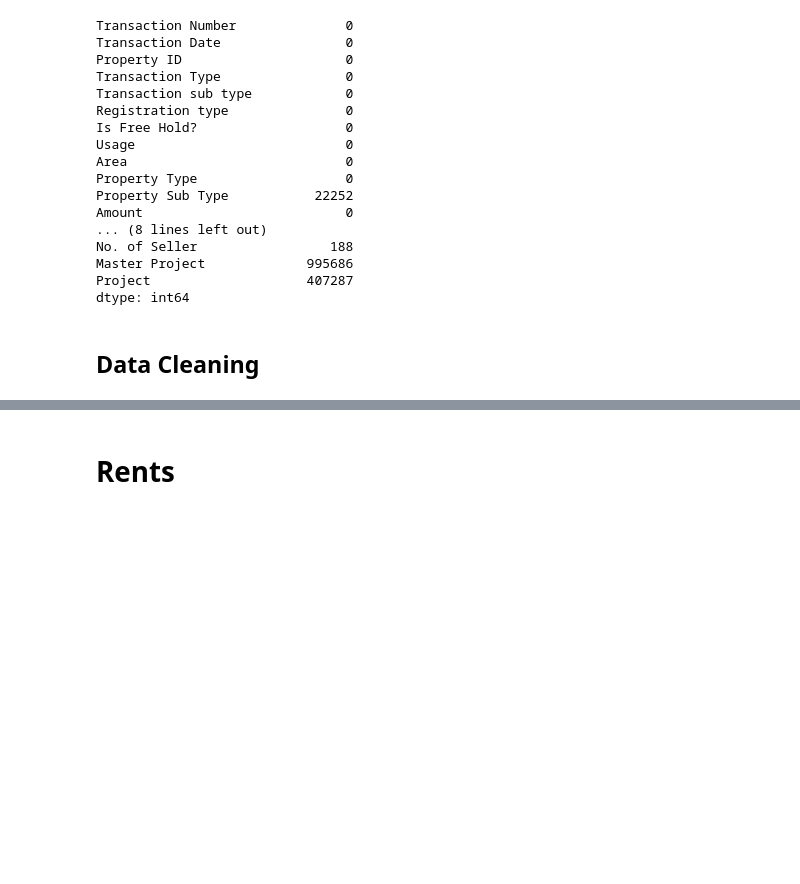
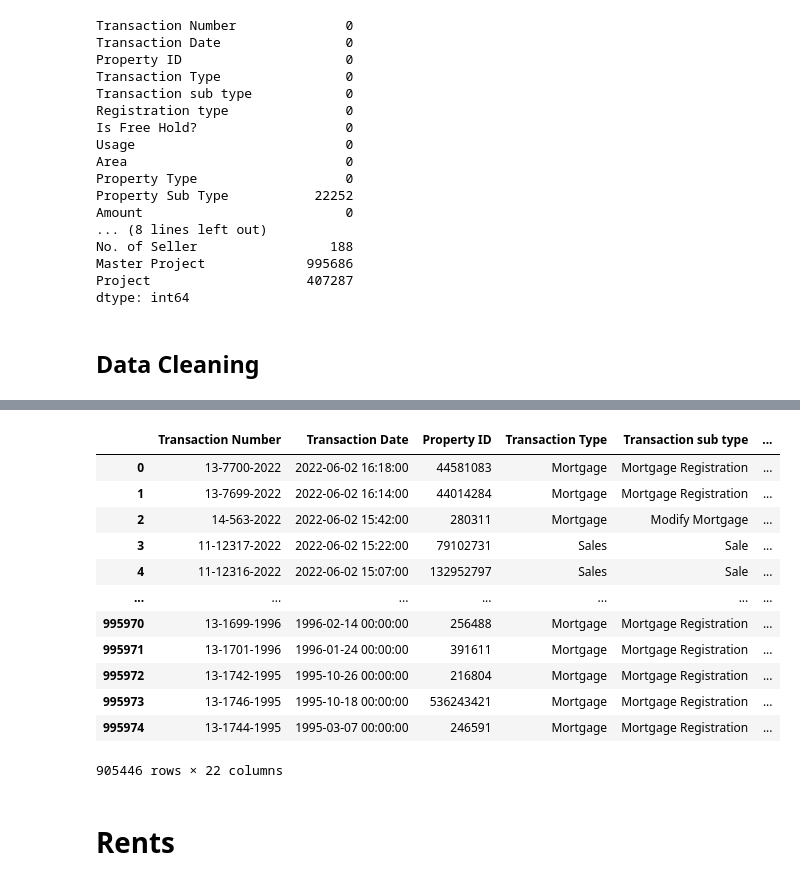
Before and after one commit to codyy6/Ocean-Dubai-House-Rental-and-Sales-Prediction, a Jupyter notebook: Data Cleaning/Rents & Transactions.ipynb, the cells around one changed output, grey strips where cells are left out. Cells and saved outputs as stored; diff of their text form; code cells hidden in the pictures; blank space fills up the shorter version.

Commit message:
feat: removed outlier and built ai model

```diff
--- a/Data Cleaning/Rents & Transactions.ipynb
+++ b/Data Cleaning/Rents & Transactions.ipynb
@@ -121,3 +119,16 @@ transactions_df.dropna(subset=['Property Size (sq.m)'], inplace=True)
 # %%
 # Convert 'Transaction Date' to datetime
 transactions_df['Transaction Date'] = pd.to_datetime(transactions_df['Transaction Date'], dayfirst=True)
+# %%
+Q1 = transactions_df['Amount'].quantile(0.25)  # First quartile (25th percentile)
+Q3 = transactions_df['Amount'].quantile(0.75)  # Third quartile (75th percentile)
+IQR = Q3 - Q1  # Interquartile range
+
+# Define the lower and upper bounds for outliers
+lower_bound = Q1 - 1.5 * IQR
+upper_bound = Q3 + 1.5 * IQR
+
+# Identify outliers
+outliers = transactions_df[(transactions_df['Amount'] < lower_bound) | (transactions_df['Amount'] > upper_bound)]
+print("Outliers:")
+print(outliers)
@@ -123,0 +153,3 @@ transactions_df['Transaction Date'] = pd.to_datetime(transactions_df['Transactio
+# %%
+# Remove rows with outliers
+transactions_df = transactions_df[(transactions_df['Amount'] >= lower_bound) & (transactions_df['Amount'] <= upper_bound)]
@@ -124,3 +158,19 @@ transactions_df['Transaction Date'] = pd.to_datetime(transactions_df['Transactio
+# %%
+transactions_df
+# %% [output]
+|  | Transaction Number | Transaction Date | Property ID | Transaction Type | Transaction sub type | ... |
+| 0 | 13-7700-2022 | 2022-06-02 16:18:00 | 44581083 | Mortgage | Mortgage Registration | ... |
+| 1 | 13-7699-2022 | 2022-06-02 16:14:00 | 44014284 | Mortgage | Mortgage Registration | ... |
+| 2 | 14-563-2022 | 2022-06-02 15:42:00 | 280311 | Mortgage | Modify Mortgage | ... |
+| 3 | 11-12317-2022 | 2022-06-02 15:22:00 | 79102731 | Sales | Sale | ... |
+| 4 | 11-12316-2022 | 2022-06-02 15:07:00 | 132952797 | Sales | Sale | ... |
+| ... | ... | ... | ... | ... | ... | ... |
+| 995970 | 13-1699-1996 | 1996-02-14 00:00:00 | 256488 | Mortgage | Mortgage Registration | ... |
+| 995971 | 13-1701-1996 | 1996-01-24 00:00:00 | 391611 | Mortgage | Mortgage Registration | ... |
+| 995972 | 13-1742-1995 | 1995-10-26 00:00:00 | 216804 | Mortgage | Mortgage Registration | ... |
+| 995973 | 13-1746-1995 | 1995-10-18 00:00:00 | 536243421 | Mortgage | Mortgage Registration | ... |
+| 995974 | 13-1744-1995 | 1995-03-07 00:00:00 | 246591 | Mortgage | Mortgage Registration | ... |
+905446 rows × 22 columns
 # %%
 transactions_df_quarterly_data = (
     transactions_df
```
Also changed, not shown: parts of 15 cells of this notebook, 1 other file.
